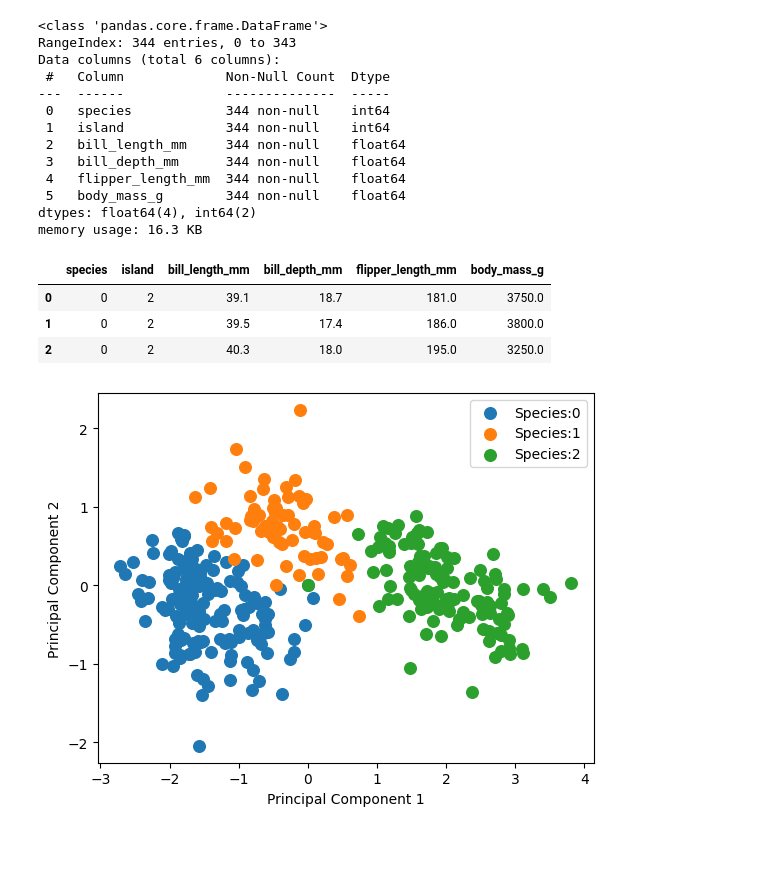
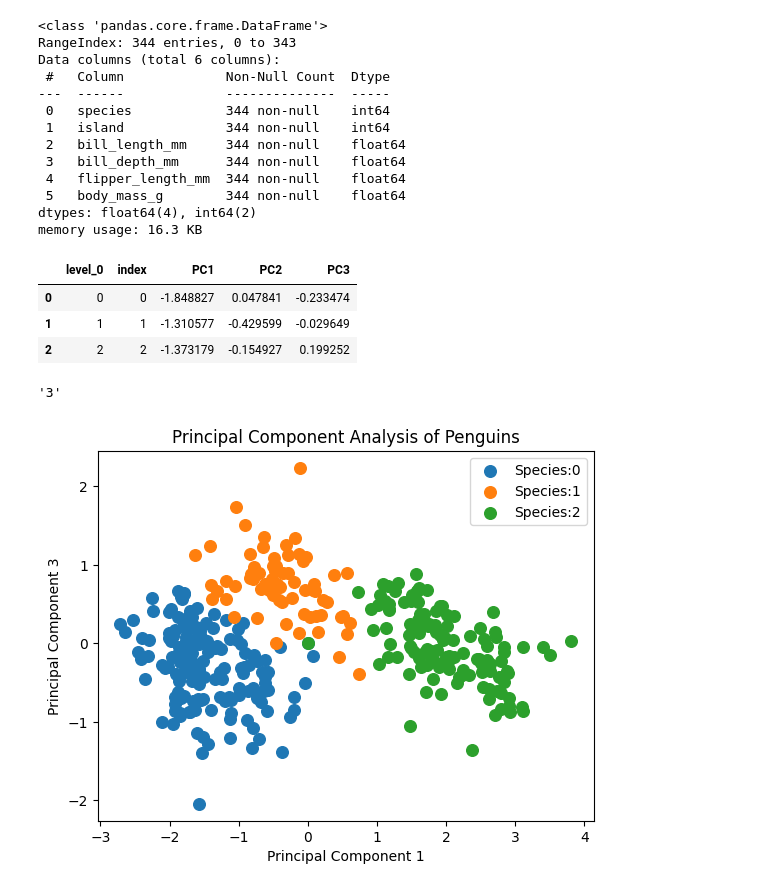
Before and after one commit to ayichimboy/apollo-v1-ML, a Jupyter notebook: src_deepL/PCA_penguins.ipynb, the cells around one changed output. Cells and saved outputs as stored; diff of their text form; code cells hidden in the pictures; blank space fills up the shorter version.

```diff
--- a/src_deepL/PCA_penguins.ipynb
+++ b/src_deepL/PCA_penguins.ipynb
@@ -50,24 +50,30 @@ pca_data = pd.DataFrame(model, columns=["PC1", "PC2", "PC3"])
 data = data.reset_index(drop=True)
 pca_data = pca_data.reset_index(drop=True)
 
-data.head(3)
+pca_data.head(3)
 # %% [output]
-|  | species | island | bill_length_mm | bill_depth_mm | flipper_length_mm | body_mass_g |
-| 0 | 0 | 2 | 39.1 | 18.7 | 181.0 | 3750.0 |
-| 1 | 0 | 2 | 39.5 | 17.4 | 186.0 | 3800.0 |
-| 2 | 0 | 2 | 40.3 | 18.0 | 195.0 | 3250.0 |
+|  | level_0 | index | PC1 | PC2 | PC3 |
+| 0 | 0 | 0 | -1.848827 | 0.047841 | -0.233474 |
+| 1 | 1 | 1 | -1.310577 | -0.429599 | -0.029649 |
+| 2 | 2 | 2 | -1.373179 | -0.154927 | 0.199252 |
+# %%
+pca_data["PC3"].name[2]
+# %% [output]
+'3'
 # %%
-data = data.reset_index()
-pca_data = pca_data.reset_index()
+data = data.reset_index(drop=True)
+pca_data = pca_data.reset_index(drop=True)
 
 for specie in data["species"].unique():
     subset_df = pca_data[data["species"] == specie]
     plt.scatter(subset_df["PC1"], subset_df["PC3"],
                 label=f"Species:{specie}",
                 s=70)
+
 plt.xlabel("Principal Component 1")
-plt.ylabel("Principal Component 2")
+plt.ylabel("Principal Component 3")
+plt.title("Principal Component Analysis of Penguins")
 plt.legend()
 plt.show()
 # %% [output]
-[figure, old version]
+[figure, new version]
```
Also changed, not shown: 3 other files.
